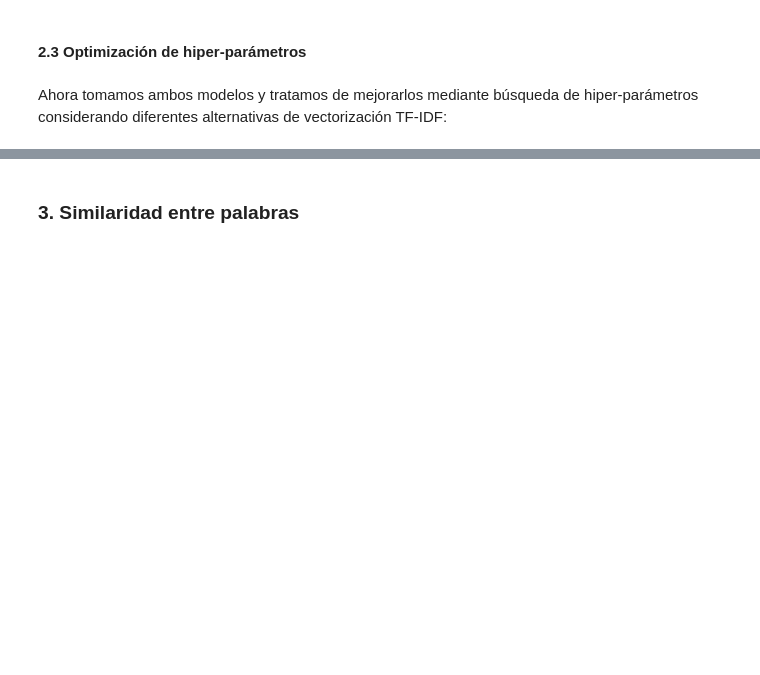
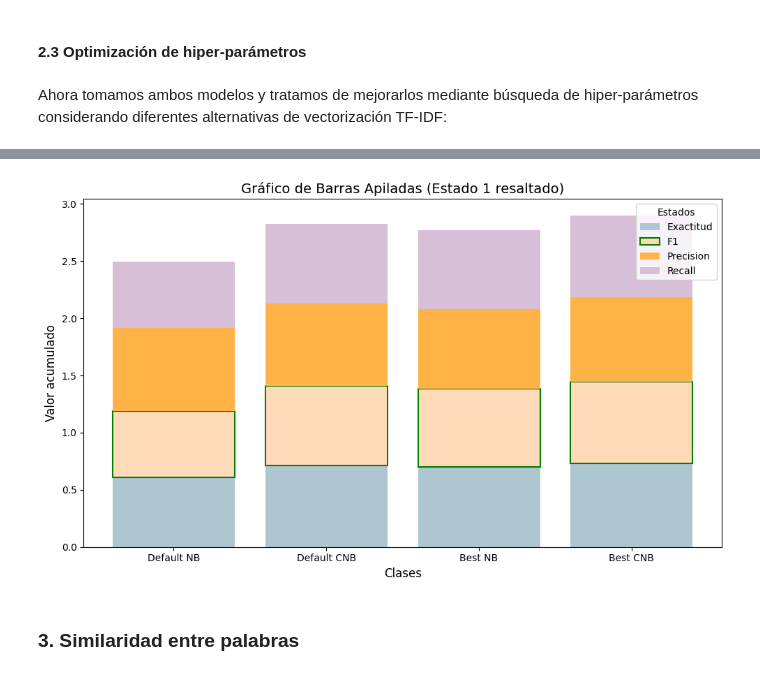
Before and after one commit to bdesia/nlp1, a Jupyter notebook: Desafio_1.ipynb, the cells around one changed output, grey strips where cells are left out. Saved outputs shown, nothing was run; the diff lists cells and outputs as text; code cells hidden in the pictures; blank space fills up the shorter version.

```diff
--- a/Desafio_1.ipynb
+++ b/Desafio_1.ipynb
@@ -438,0 +449,8 @@ print("-------------------------")
+# %%
+# Guardamos los mejores hiper-parámetros
+pipeline_NB.set_params(**grid_search_NB.best_params_)
+pipeline_CNB.set_params(**grid_search_CNB.best_params_)
+
+# Entrenamos
+pipeline_NB.fit(newsgroups_train.data, y_train)
+pipeline_CNB.fit(newsgroups_train.data, y_train)
@@ -438,0 +469,6 @@ print("-------------------------")
+# %%
+X_test = tfidfvect.transform(newsgroups_test.data)          # Default TF-IDF Vectorizer
+y_test = newsgroups_test.target                             # Obtenemos targets de testeo
+
+y_pred_nb =  NB_model.predict(X_test)                       # Default TF-IDF Vectorizer Multiclass Naive-Bayes
+y_pred_cnb =  CNB_model.predict(X_test)                     # Default TF-IDF Vectorizer Complement Naive-Bayes
@@ -439 +477,4 @@ print("-------------------------")
+# %%
+y_pred_best_nb = pipeline_NB.predict(newsgroups_test.data)          # Best TF-IDF Vectorizer Multiclass Naive-Bayes
+y_pred_best_cnb = pipeline_CNB.predict(newsgroups_test.data)        # Best TF-IDF Vectorizer Complement Naive-Bayes
 # %% [markdown]
@@ -460,3 +548,47 @@ f1_cnb
+# %%
+models = ['Default NB', 'Default CNB', 'Best NB', 'Best CNB']
+estados = ['Exactitud', 'F1', 'Precision', 'Recall']
+
+data = np.array(model_metrics).T
+colores = ['#AEC6CF', '#FFDAB9', '#FFB347', '#D8BFD8']   # Azul pastel, durazno, naranja pastel, lavanda
+
+fig, ax = plt.subplots(figsize=(10, 6))
+
+x = np.arange(len(models))
+
+acumulado = np.zeros(len(models))
+
+max = data[0][1]
+for i, estado in enumerate(estados):
+    if data[i][1] > max:
+        max = data[i][1]
+
+for i, estado in enumerate(estados):
+    edge = 'green' if i == 1 else 'none'
+    if data[i][1] == max:
+        edge = 'red'
+
+    bars = ax.bar(
+        x,
+        data[i],
+        bottom=acumulado,
+        label=estado,
+        color=colores[i],
+        edgecolor='green' if i == 1 else 'none',  # Borde verde solo para Estado 1
+        linewidth=1.5 if i == 1 else 0           # Grosor del borde
+    )
+    acumulado += data[i]
+ax.set_xlabel('Clases', fontsize=12)
+ax.set_ylabel('Valor acumulado', fontsize=12)
+ax.set_title('Gráfico de Barras Apiladas (Estado 1 resaltado)', fontsize=14)
+ax.set_xticks(x)
+ax.set_xticklabels(models, fontsize=10)
+ax.legend(title="Estados", fontsize=10)
+
+plt.tight_layout()
+plt.show()
+# %% [output]
+[figure, added]
 # %% [markdown]
 ### 3. Similaridad entre palabras
 # %%
```
Also changed, not shown: parts of 15 cells of this notebook.
